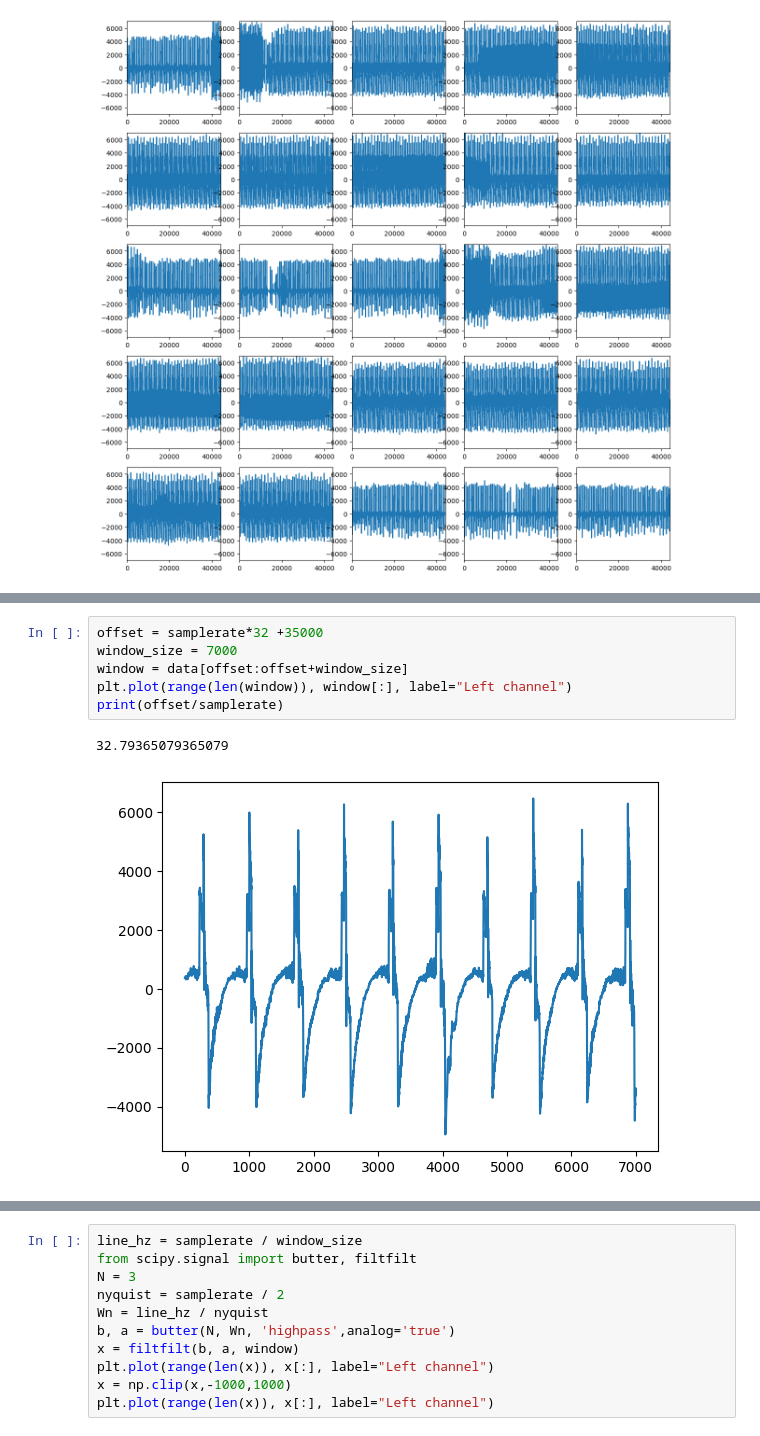
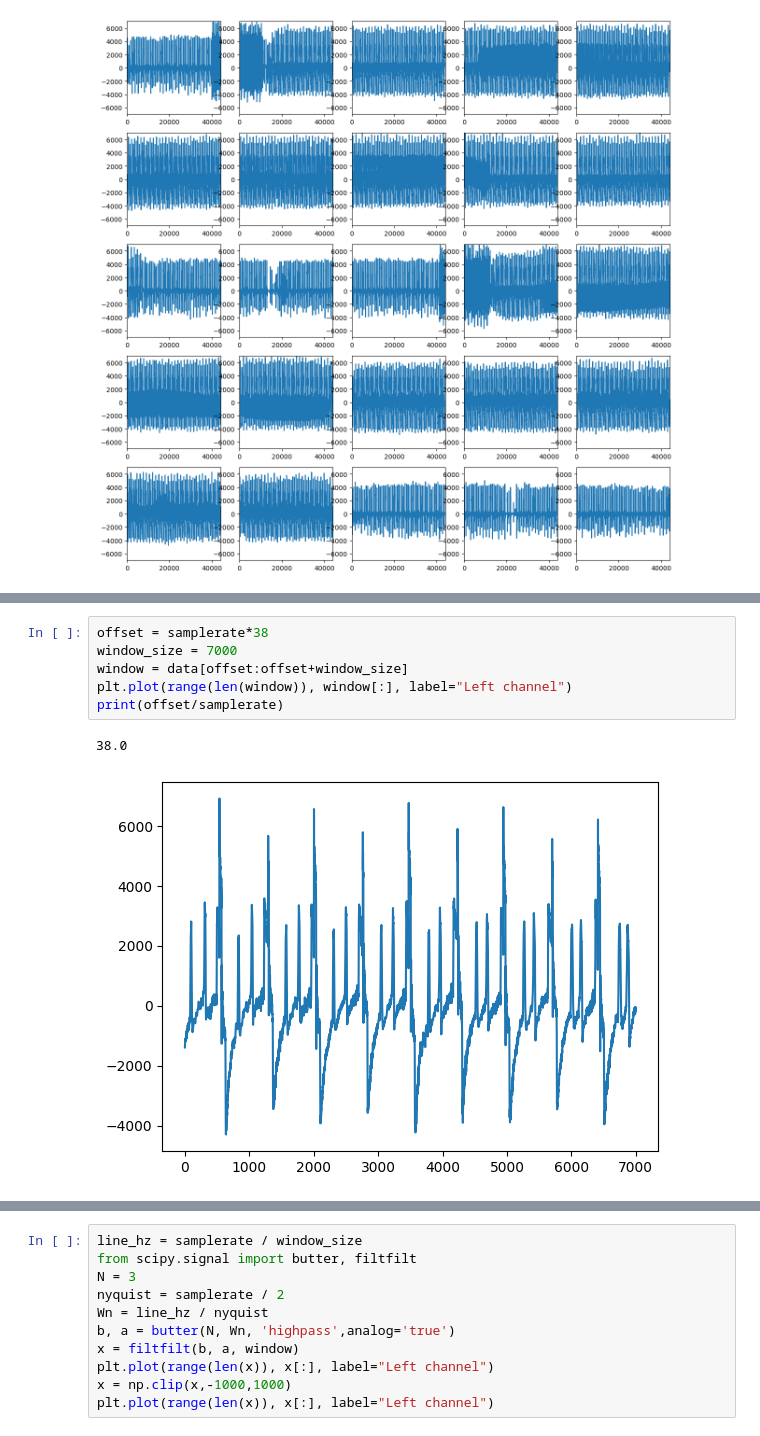
Before and after one commit to dolevazrad/Voyager_Golden_Record, a Jupyter notebook: main_2.ipynb, the cells around one changed output, grey strips where cells are left out. Saved outputs shown, nothing was run; the diff lists cells and outputs as text.

```diff
--- a/main_2.ipynb
+++ b/main_2.ipynb
@@ -130,12 +129,12 @@ for i in range(25):
 # %%
-offset = samplerate*32 +35000
+offset = samplerate*38
 window_size = 7000
 window = data[offset:offset+window_size]
 plt.plot(range(len(window)), window[:], label="Left channel")
 print(offset/samplerate)
 # %% [output]
-32.79365079365079
+38.0
-[figure, old version]
+[figure, new version]
 # %%
 # the strong signal could be noise, maybe the stuff after
 #  the strong noise is the row signal and
```
Also changed, not shown: parts of 7 cells of this notebook, 1 other file.
